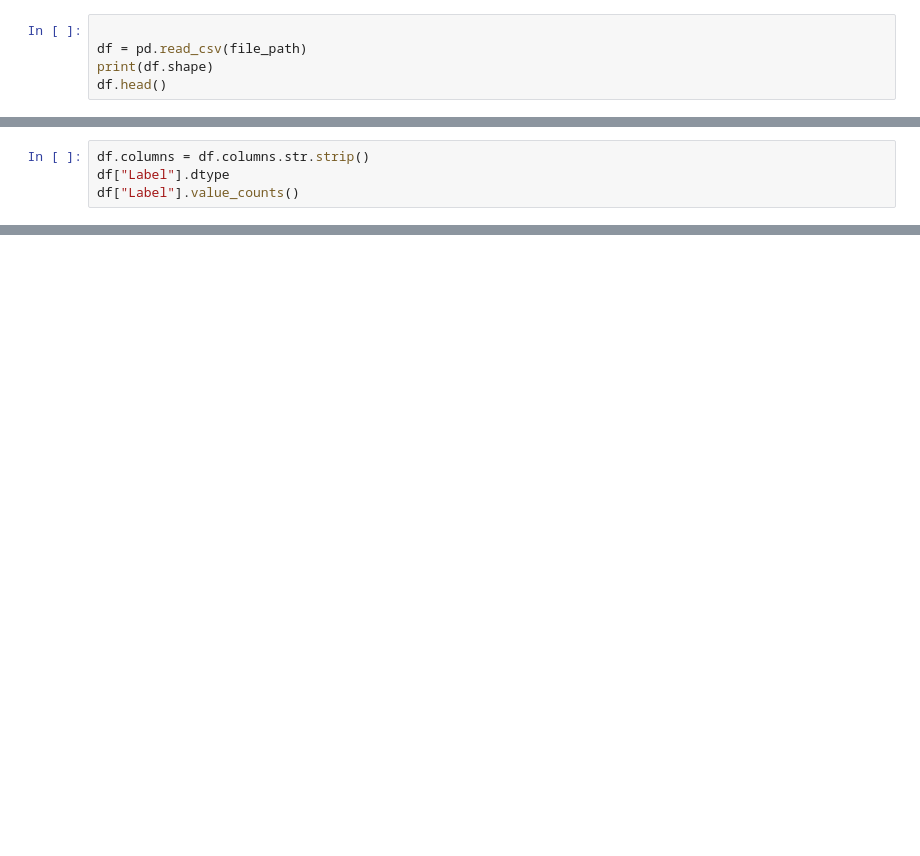
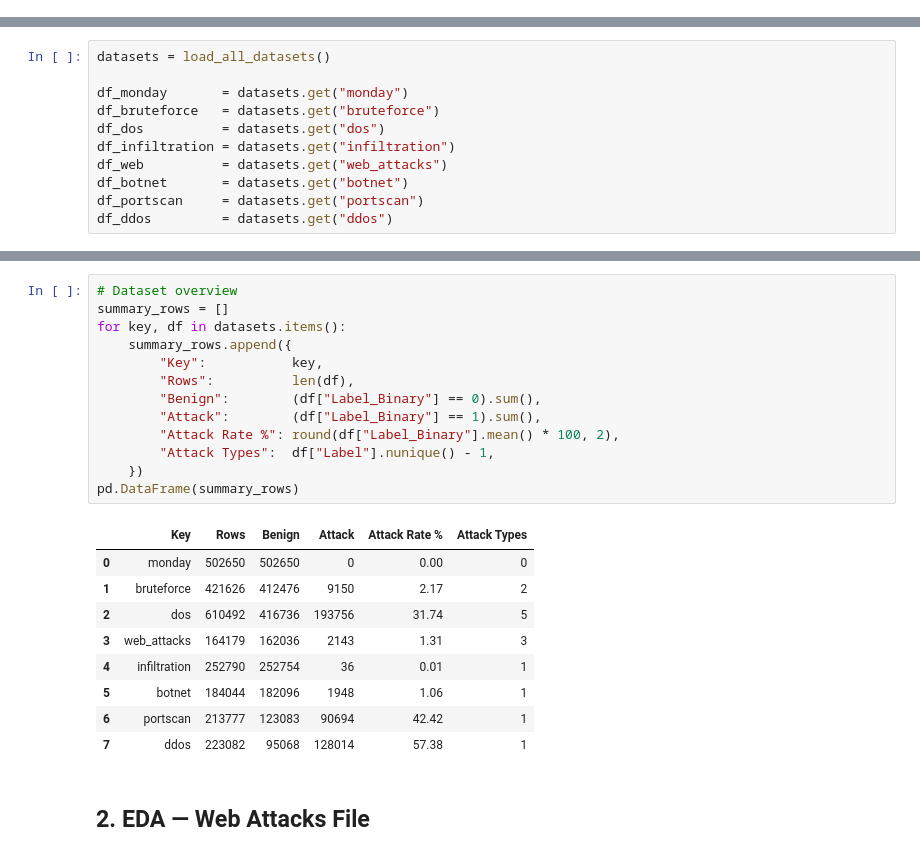
Before and after one commit to YP1545/IDS_project, a Jupyter notebook: notebooks/data_loading.ipynb, the cells around one changed output, grey strips where cells are left out. Drawn from its saved outputs; the diff is of its cells as text; blank space fills up the shorter version.

```diff
--- a/notebooks/data_loading.ipynb
+++ b/notebooks/data_loading.ipynb
@@ -11,5 +0,0 @@ True
-# %%
-
-df = pd.read_csv(file_path)
-print(df.shape)
-df.head()
@@ -93,4 +0,0 @@ np.int64(6066)
-# %%
-df.columns = df.columns.str.strip()
-df["Label"].dtype
-df["Label"].value_counts()
@@ -749,0 +22,11 @@ Name: count, dtype: int64
+# %%
+datasets = load_all_datasets()
+
+df_monday       = datasets.get("monday")
+df_bruteforce   = datasets.get("bruteforce")
+df_dos          = datasets.get("dos")
+df_infiltration = datasets.get("infiltration")
+df_web          = datasets.get("web_attacks")
+df_botnet       = datasets.get("botnet")
+df_portscan     = datasets.get("portscan")
+df_ddos         = datasets.get("ddos")
@@ -749,0 +54,25 @@ Name: count, dtype: int64
+# %%
+# Dataset overview
+summary_rows = []
+for key, df in datasets.items():
+    summary_rows.append({
+        "Key":           key,
+        "Rows":          len(df),
+        "Benign":        (df["Label_Binary"] == 0).sum(),
+        "Attack":        (df["Label_Binary"] == 1).sum(),
+        "Attack Rate %": round(df["Label_Binary"].mean() * 100, 2),
+        "Attack Types":  df["Label"].nunique() - 1,
+    })
+pd.DataFrame(summary_rows)
+# %% [output]
+|  | Key | Rows | Benign | Attack | Attack Rate % | Attack Types |
+| 0 | monday | 502650 | 502650 | 0 | 0.00 | 0 |
+| 1 | bruteforce | 421626 | 412476 | 9150 | 2.17 | 2 |
+| 2 | dos | 610492 | 416736 | 193756 | 31.74 | 5 |
+| 3 | web_attacks | 164179 | 162036 | 2143 | 1.31 | 3 |
+| 4 | infiltration | 252790 | 252754 | 36 | 0.01 | 1 |
+| 5 | botnet | 184044 | 182096 | 1948 | 1.06 | 1 |
+| 6 | portscan | 213777 | 123083 | 90694 | 42.42 | 1 |
+| 7 | ddos | 223082 | 95068 | 128014 | 57.38 | 1 |
+# %% [markdown]
+## 2. EDA — Web Attacks File
```
Also changed, not shown: parts of 73 cells of this notebook.
